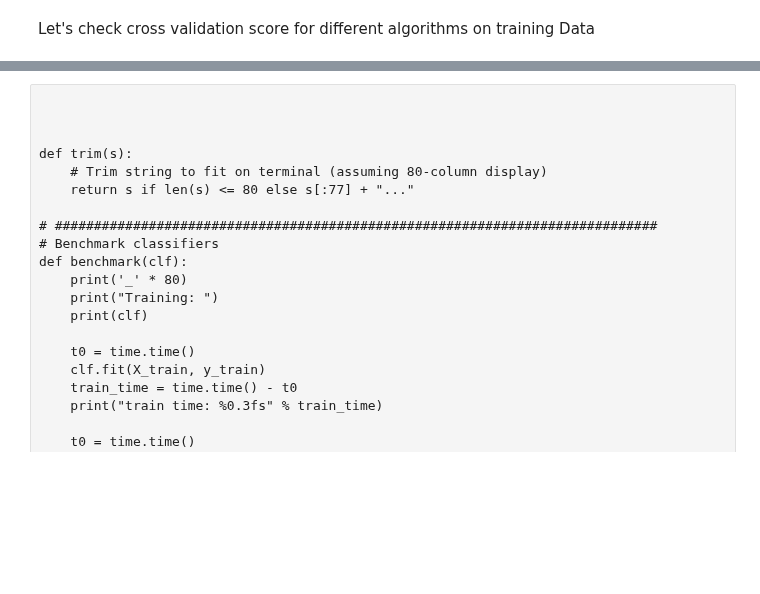
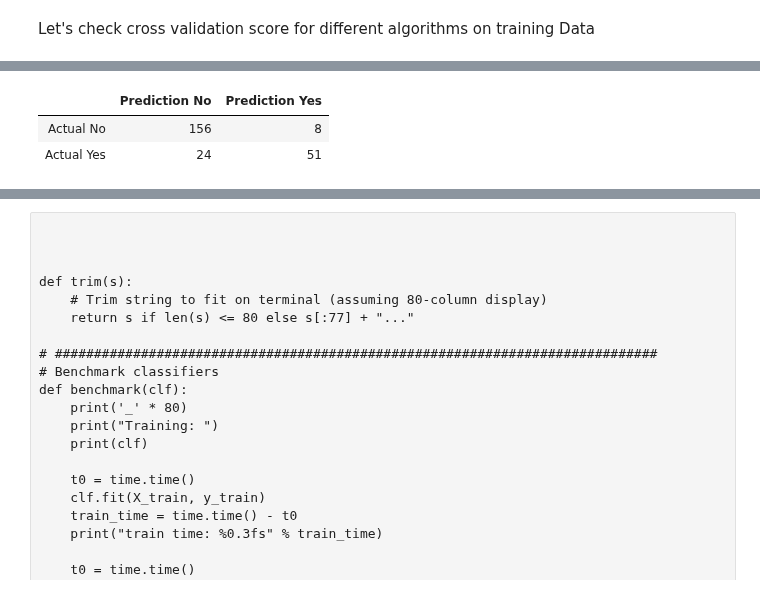
Before and after one commit to Shashi-Bhushan/python-code, a Jupyter notebook: kaggle/fitara.ipynb, the cells around one changed output, grey strips where cells are left out. Saved outputs shown, nothing was run; the diff lists cells and outputs as text; code cells hidden in the pictures; blank space fills up the shorter version.

```diff
--- a/kaggle/fitara.ipynb
+++ b/kaggle/fitara.ipynb
@@ -559,0 +602,16 @@ SVM: 0.696811 ( +- 0.056324)
+# %%
+
+pd.DataFrame(metrics.confusion_matrix(y_test.values, estimators[-1][1].predict(X_test)),
+             columns = ["Prediction No","Prediction Yes"], index=["Actual No", "Actual Yes"])
+
+#print(metrics.accuracy_score(y_test.values, estimators[2][1].predict(X_test)))
+#print(metrics.log_loss(y_test.values, estimators[4][1].predict_proba(X_test)))
+#math.exp(-metrics.log_loss(y_test.values, estimators[5][1].predict_proba(X_test)))
+
+#y_pred = estimators[2][1].predict(X_test)
+#metrics.roc_curve(y_test.values, y_pred)
+#estimators[2][1].predict_proba(X_test)
+# %% [output]
+|  | Prediction No | Prediction Yes |
+| Actual No | 156 | 8 |
+| Actual Yes | 24 | 51 |
```
Also changed, not shown: parts of 38 cells of this notebook.
